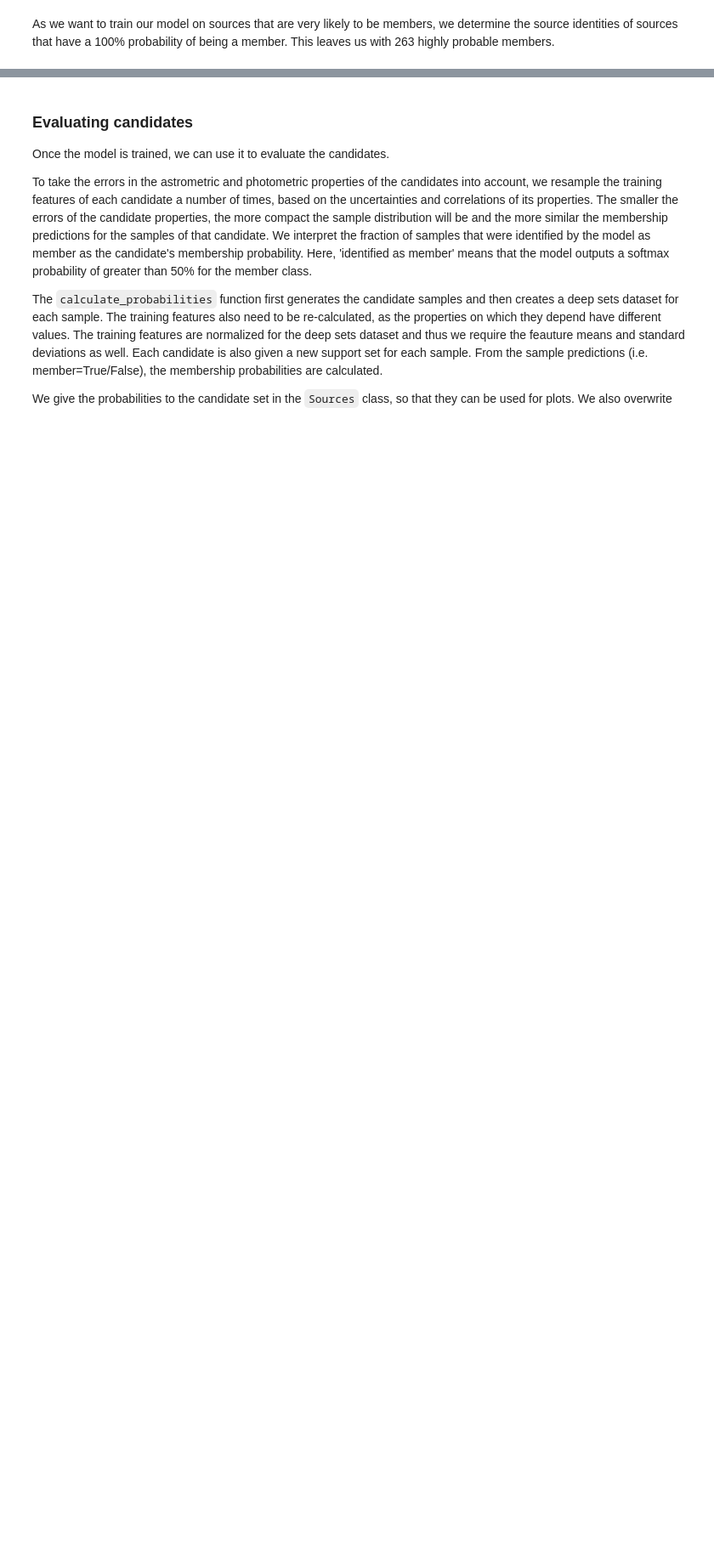
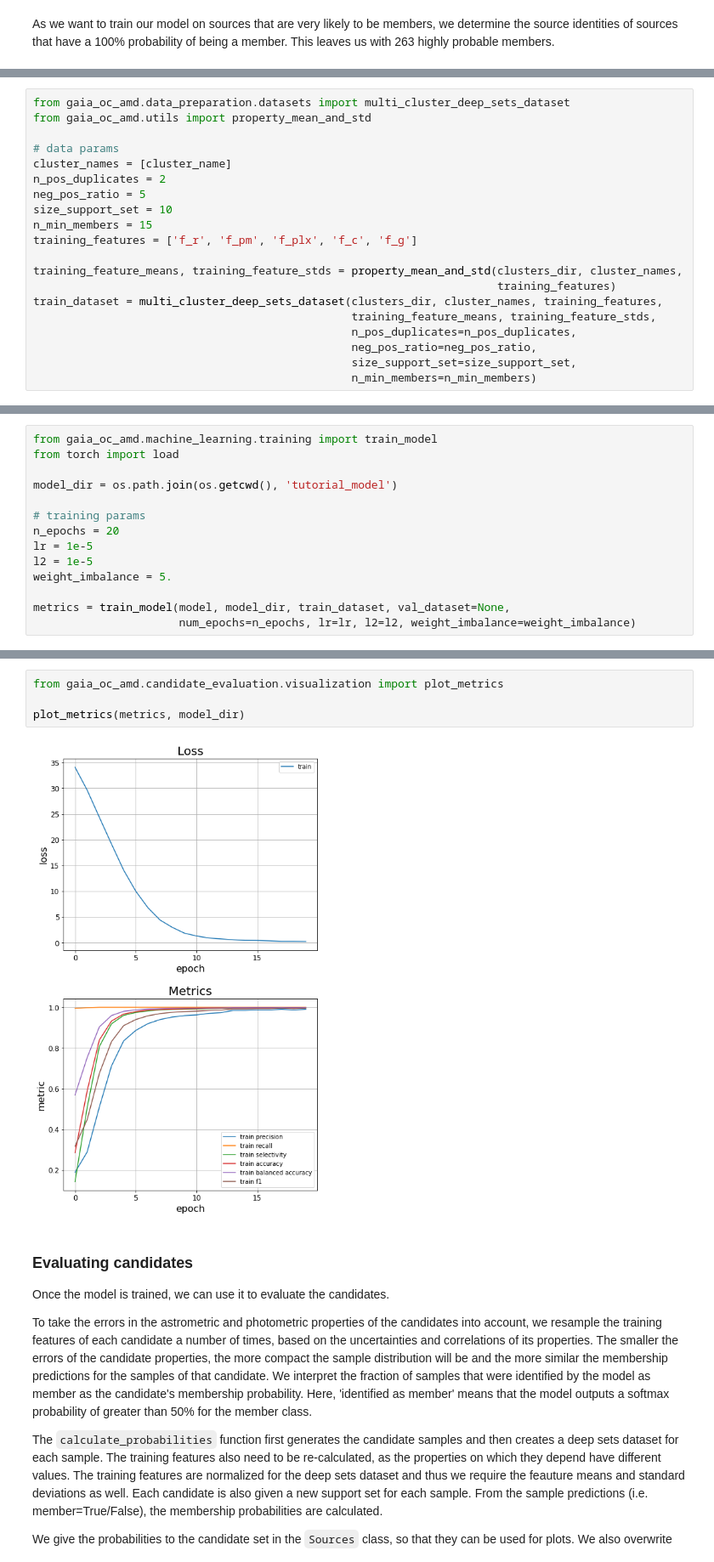
Before and after one commit to MGJvanGroeningen/gaia_oc_amd, a Jupyter notebook: tutorial.ipynb, the cells around one changed output, grey strips where cells are left out. Shown at 85% size. Saved outputs shown, nothing was run; the diff lists cells and outputs as text; blank space fills up the shorter version.

Commit message:
Update tutorial

```diff
--- a/tutorial.ipynb
+++ b/tutorial.ipynb
@@ -386,0 +304,20 @@ plot_loss_accuracy(metrics, model_save_dir)
+# %%
+from gaia_oc_amd.data_preparation.datasets import multi_cluster_deep_sets_dataset
+from gaia_oc_amd.utils import property_mean_and_std
+
+# data params
+cluster_names = [cluster_name]
+n_pos_duplicates = 2
+neg_pos_ratio = 5
+size_support_set = 10
+n_min_members = 15
+training_features = ['f_r', 'f_pm', 'f_plx', 'f_c', 'f_g']
+
+training_feature_means, training_feature_stds = property_mean_and_std(clusters_dir, cluster_names,
+                                                                      training_features)
+train_dataset = multi_cluster_deep_sets_dataset(clusters_dir, cluster_names, training_features,
+                                                training_feature_means, training_feature_stds,
+                                                n_pos_duplicates=n_pos_duplicates,
+                                                neg_pos_ratio=neg_pos_ratio,
+                                                size_support_set=size_support_set,
+                                                n_min_members=n_min_members)
@@ -386,0 +376,14 @@ plot_loss_accuracy(metrics, model_save_dir)
+# %%
+from gaia_oc_amd.machine_learning.training import train_model
+from torch import load
+
+model_dir = os.path.join(os.getcwd(), 'tutorial_model')
+
+# training params
+n_epochs = 20
+lr = 1e-5
+l2 = 1e-5
+weight_imbalance = 5.
+
+metrics = train_model(model, model_dir, train_dataset, val_dataset=None,
+                      num_epochs=n_epochs, lr=lr, l2=l2, weight_imbalance=weight_imbalance)
@@ -387,3 +392,9 @@ plot_loss_accuracy(metrics, model_save_dir)
+# %%
+from gaia_oc_amd.candidate_evaluation.visualization import plot_metrics
+
+plot_metrics(metrics, model_dir)
+# %% [output]
+[figure, added]
 # %% [markdown]
 ### Evaluating candidates
 
```
Also changed, not shown: parts of 75 cells of this notebook.
